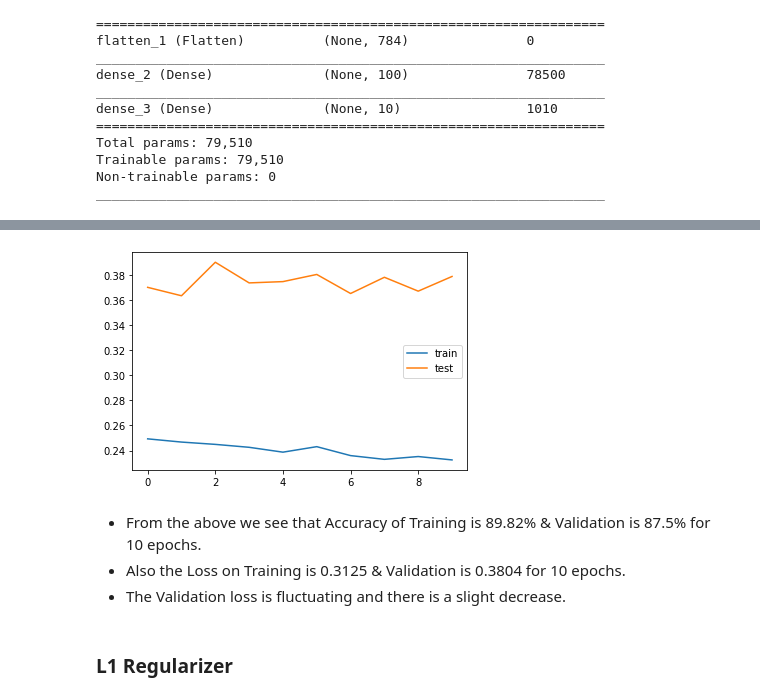
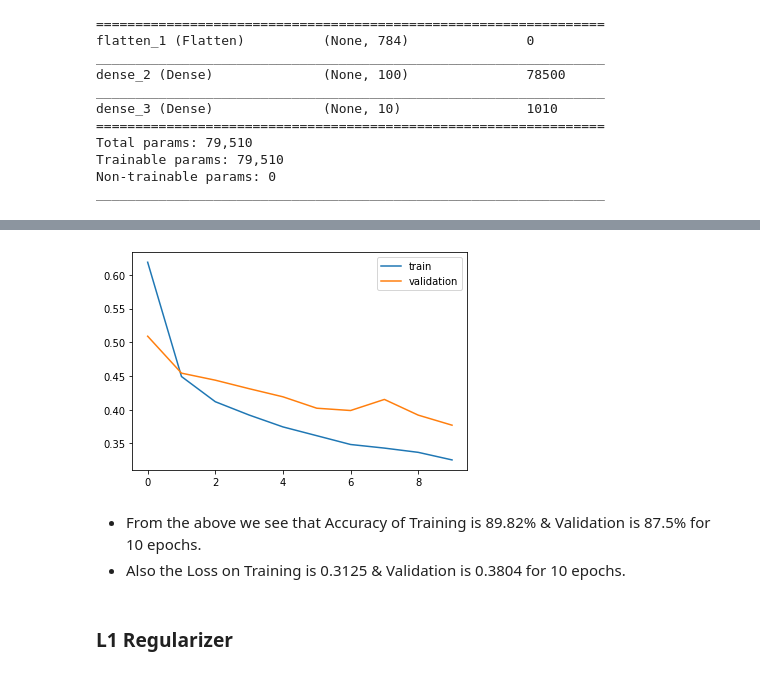
Before and after one commit to santhoshbvsrk/DeepLearning, a Jupyter notebook: MNIST/Fashion_MNIST.ipynb, the cells around one changed output, grey strips where cells are left out. Drawn from its saved outputs; the diff is of its cells as text; code cells hidden in the pictures.

```diff
--- a/MNIST/Fashion_MNIST.ipynb
+++ b/MNIST/Fashion_MNIST.ipynb
@@ -33,3 +24,16 @@ print(test_labels.shape)
 (60000,)
 (10000, 28, 28)
 (10000,)
+# %%
+from sklearn.model_selection import train_test_split
+
+np.random.seed=1000
+
+validation_images,test_images,validation_labels,test_labels = train_test_split(test_images,test_labels, train_size=0.5)
+
+print(train_images.shape)
+print(train_labels.shape)
+print(validation_images.shape)
+print(validation_labels.shape)
+print(test_images.shape)
+print(test_labels.shape)
@@ -77,6 +88,7 @@ for index in range(0,3):
 #normalizing dataset i.e., the value in each and image has values from 0 to 255 which is nothing but the pixel, we'll normalize it to be between 0-1.
 #Normalizing will be done on the images from both training & testing datasets
 train_images = train_images / 255.0
+validation_images = validation_images / 255.0
 test_images = test_images / 255.0
 # %%
 from keras import models         #importing models package from Keras
@@ -173,11 +185,11 @@ Trainable params: 79,510
 Non-trainable params: 0
 _________________________________________________________________
 # %%
-history_l2reg = model_l2reg.fit(x=train_images,y=train_labels,epochs=10,batch_size=200,verbose=1,validation_data=(test_images,test_labels))
+history_l2reg = model_l2reg.fit(x=train_images,y=train_labels,epochs=10,batch_size=200,verbose=1,validation_data=(validation_images,validation_labels))
 
-#plot to see training & test loss
+#plot to see training & validation loss
 plt.plot(history_l2reg.history['loss'],label='train')
-plt.plot(history_l2reg.history['val_loss'],label='test')
+plt.plot(history_l2reg.history['val_loss'],label='validation')
 plt.legend()
 plt.show()
 # %% [output]
@@ -204,8 +216,7 @@ Epoch 10/10
-[figure, old version]
+[figure, new version]
 # %% [markdown]
 * From the above we see that Accuracy of Training is 89.82% & Validation is 87.5% for 10 epochs.
 * Also the Loss on Training is 0.3125 & Validation is 0.3804 for 10 epochs.
-* The Validation loss is fluctuating and there is a slight decrease.
 # %% [markdown]
 ### L1 Regularizer
 # %%
```
Also changed, not shown: parts of 21 cells of this notebook.
